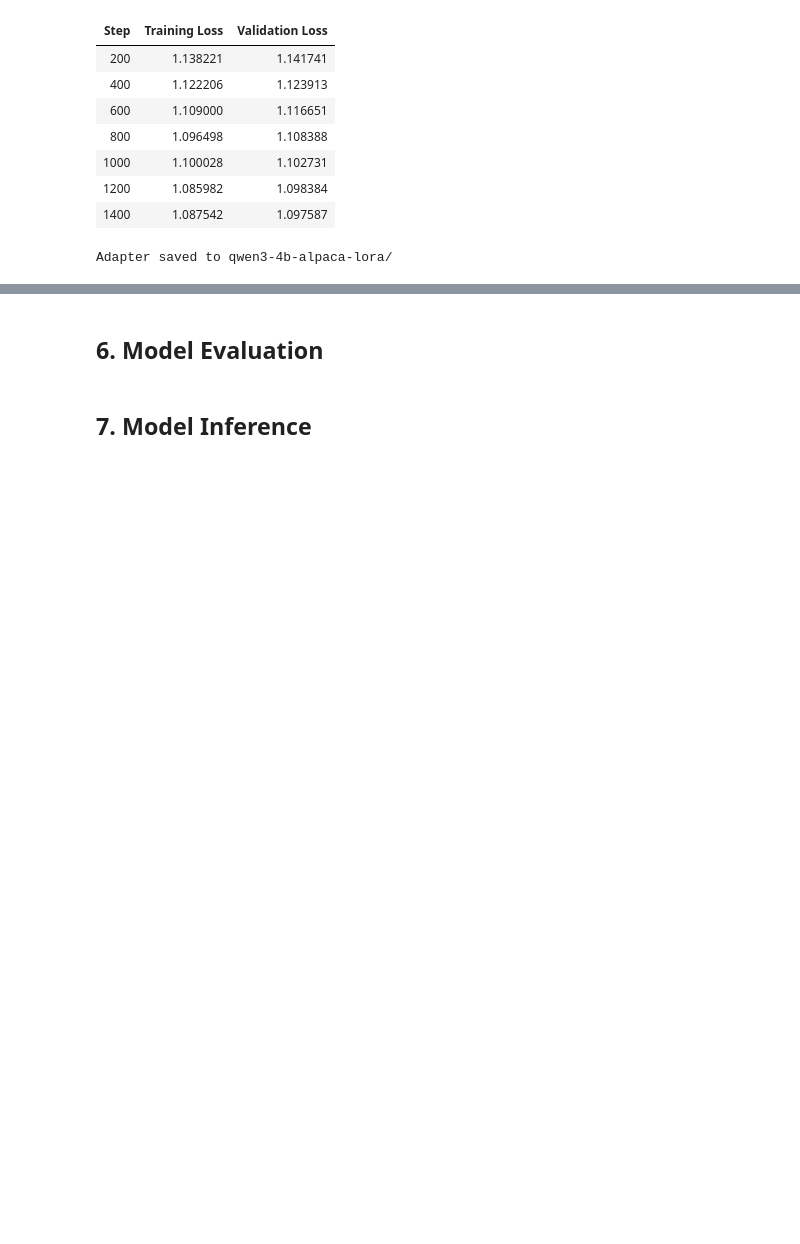
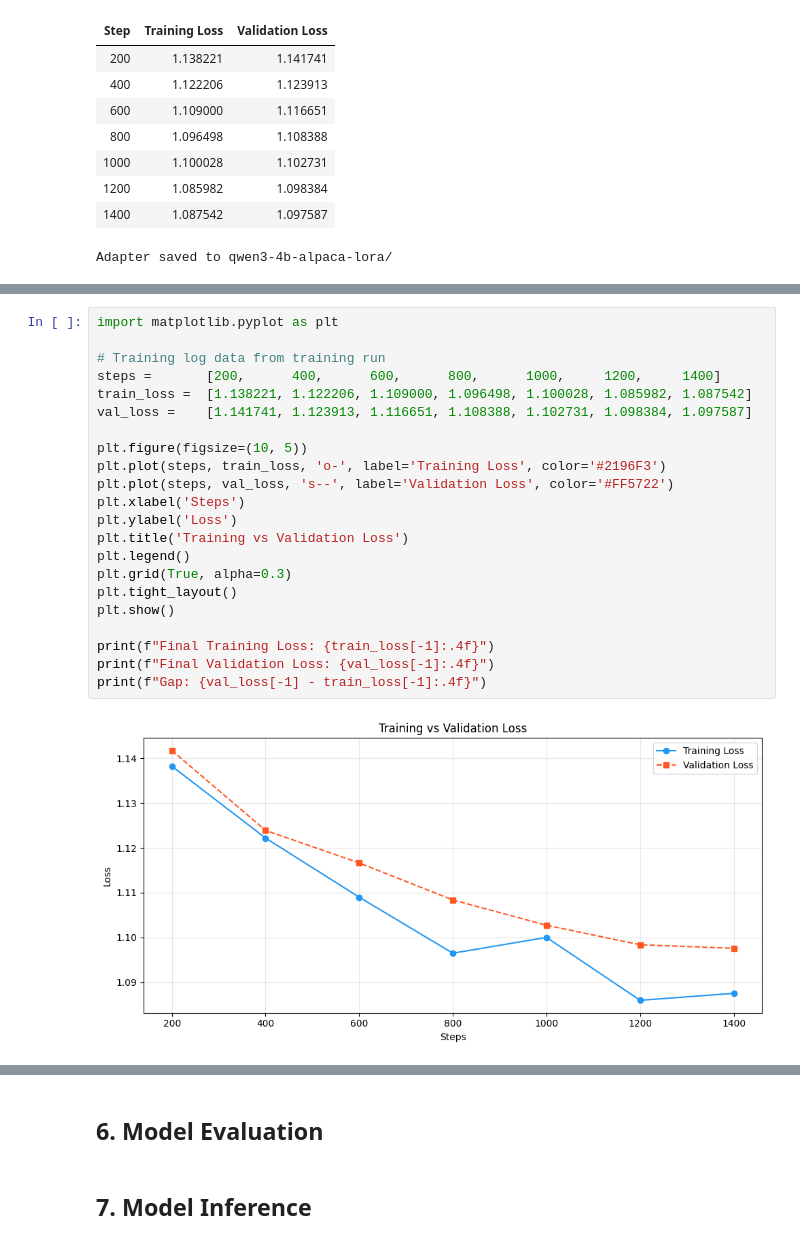
Before and after one commit to nando0307/ChatWithMe, a Jupyter notebook: ChatWithMe.ipynb, the cells around one changed output, grey strips where cells are left out. Saved outputs shown, nothing was run; the diff lists cells and outputs as text; blank space fills up the shorter version.

Commit message:
visualization of metrics and loss curve

```diff
--- a/ChatWithMe.ipynb
+++ b/ChatWithMe.ipynb
@@ -209,0 +252,24 @@ Adapter saved to qwen3-4b-alpaca-lora/
+# %%
+import matplotlib.pyplot as plt
+
+# Training log data from training run
+steps =       [200,      400,      600,      800,      1000,     1200,     1400]
+train_loss =  [1.138221, 1.122206, 1.109000, 1.096498, 1.100028, 1.085982, 1.087542]
+val_loss =    [1.141741, 1.123913, 1.116651, 1.108388, 1.102731, 1.098384, 1.097587]
+
+plt.figure(figsize=(10, 5))
+plt.plot(steps, train_loss, 'o-', label='Training Loss', color='#2196F3')
+plt.plot(steps, val_loss, 's--', label='Validation Loss', color='#FF5722')
+plt.xlabel('Steps')
+plt.ylabel('Loss')
+plt.title('Training vs Validation Loss')
+plt.legend()
+plt.grid(True, alpha=0.3)
+plt.tight_layout()
+plt.show()
+
+print(f"Final Training Loss: {train_loss[-1]:.4f}")
+print(f"Final Validation Loss: {val_loss[-1]:.4f}")
+print(f"Gap: {val_loss[-1] - train_loss[-1]:.4f}")
+# %% [output]
+[figure, added]
```
Also changed, not shown: parts of 11 cells of this notebook.
